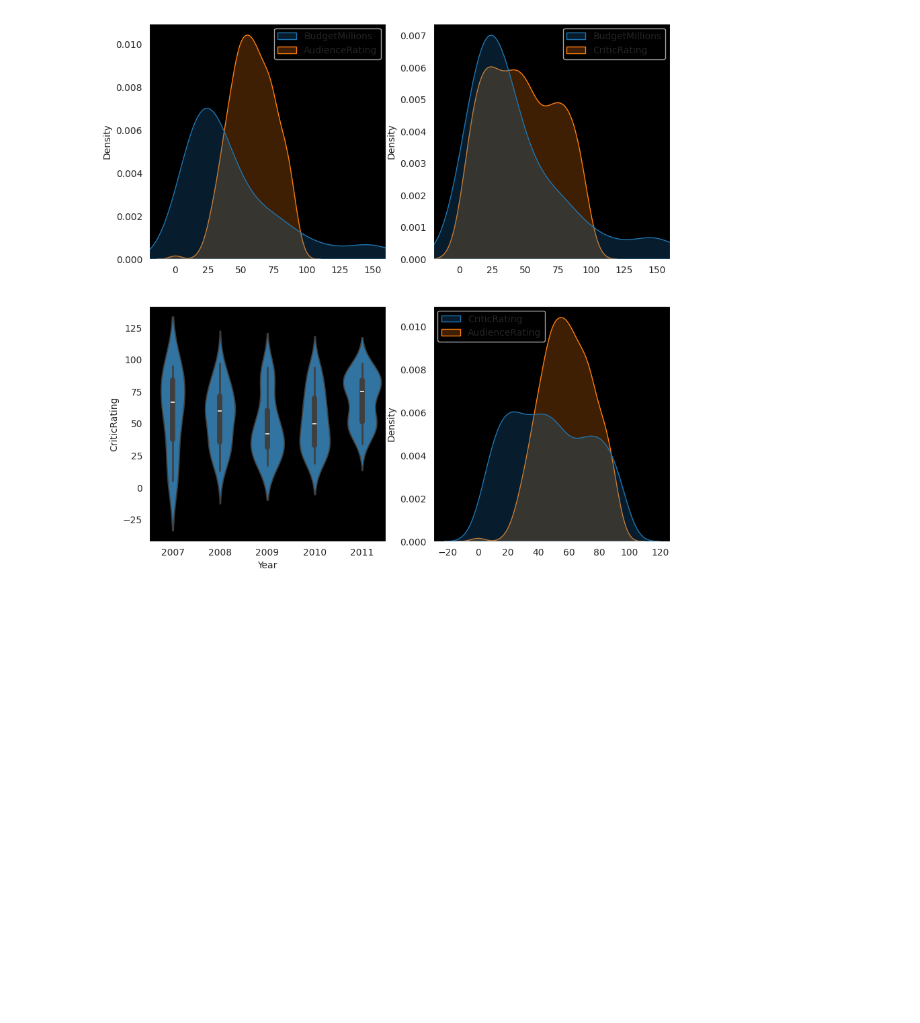
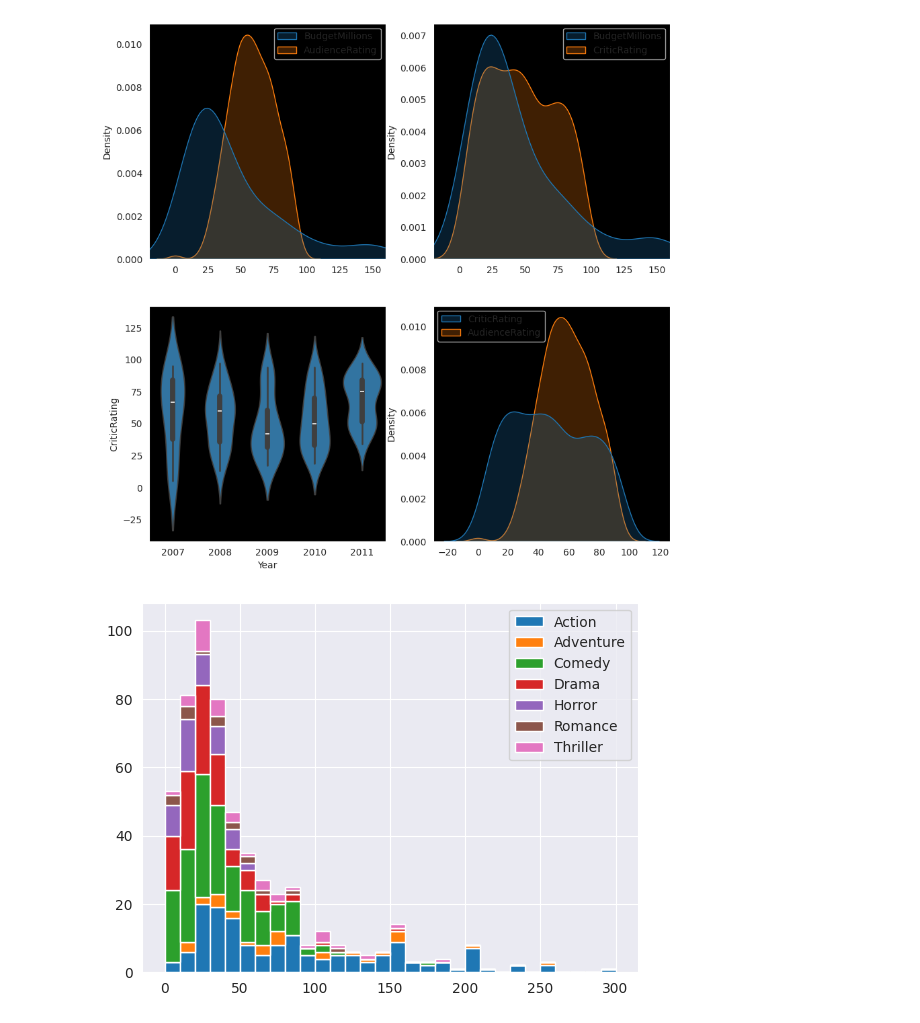
Before and after one commit to infotovikas/Learn-Python, a Jupyter notebook: advanced/Building_Dashboard.ipynb, the cells around one changed output. Saved outputs shown, nothing was run; the diff lists cells and outputs as text; code cells hidden in the pictures; blank space fills up the shorter version.

```diff
--- a/advanced/Building_Dashboard.ipynb
+++ b/advanced/Building_Dashboard.ipynb
@@ -81,0 +86,12 @@ k2.set(xlim=(-20,160))
+# %%
+sns.set_style("darkgrid")
+list1 = [] # list()
+mylabels = list()
+for gen in movies.Genre.cat.categories:
+  list1.append(movies[movies.Genre == gen].BudgetMillions)
+  mylabels.append(gen)
+h = plt.hist(list1, bins=30, stacked=True, rwidth=1, label=mylabels)
+plt.legend()
+plt.show()
+# %% [output]
+[figure, added]
```
Also changed, not shown: parts of 4 cells of this notebook.
